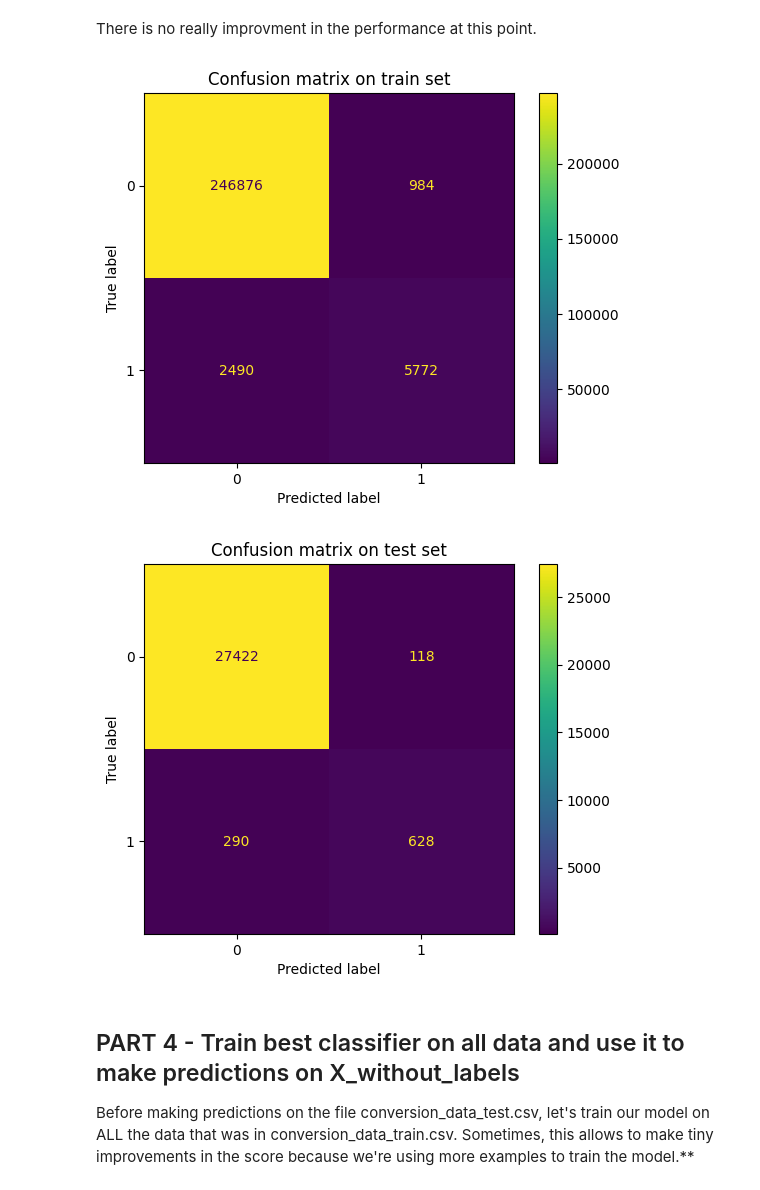
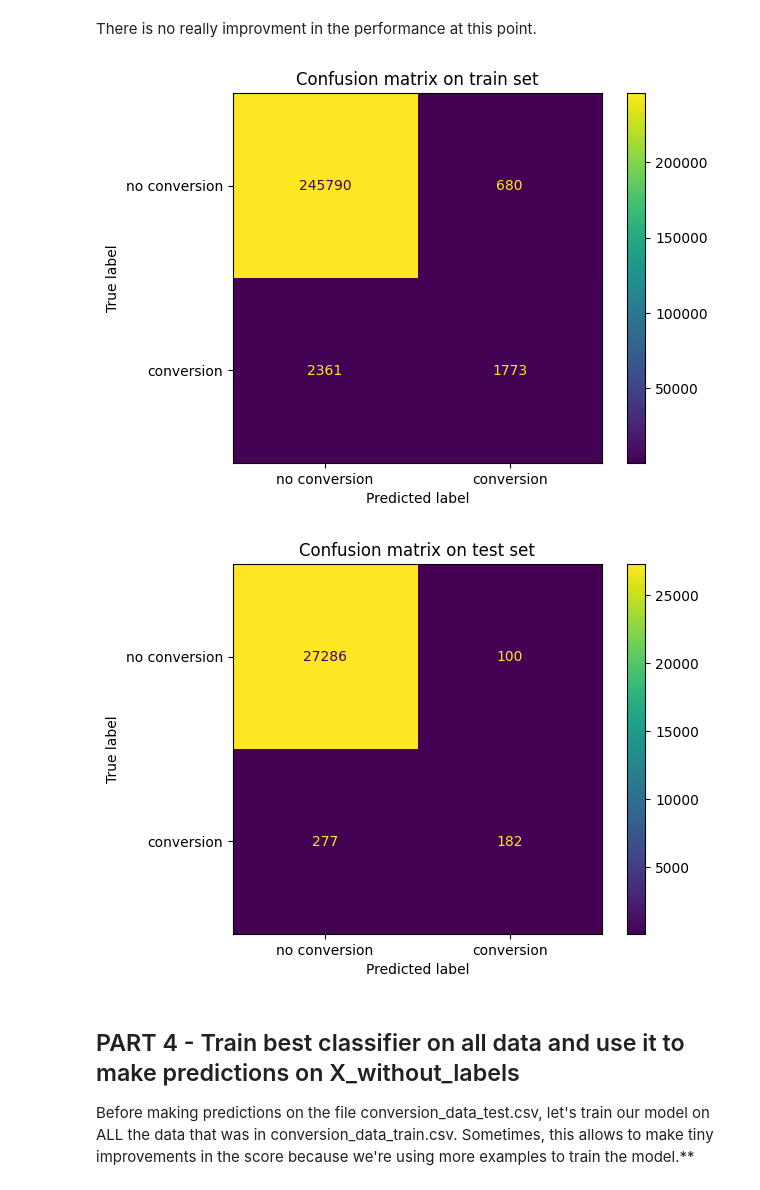
Before and after one commit to sdupland/bloc3_donn-es_structur-es, a Jupyter notebook: projet conversion rate challenge/Conversion_rate_challenge_sndd.ipynb, the cells around one changed output. Cells and saved outputs as stored; diff of their text form; code cells hidden in the pictures.

```diff
--- a/projet conversion rate challenge/Conversion_rate_challenge_sndd.ipynb
+++ b/projet conversion rate challenge/Conversion_rate_challenge_sndd.ipynb
@@ -389,0 +471,41 @@ The performance of the model is significantly less good with only one feature.
+# %%
+# our analysis of the variables showed that correlations between explanatory variables and the target variable were very light,
+# a part from the "total_pages_visited" used in the baseline model with one feature
+# we propose so to try a logisistic regression with only one variable, the main one ("total_pages_visited")
+
+# data selection
+target_variable = "converted"
+X = data_clean.iloc[:,:-1]
+Y = data_clean.loc[:, target_variable]
+
+# Divide dataset Train set & Test set
+X_train, X_test, Y_train, Y_test = train_test_split(X, Y, test_size=0.1, random_state=0, stratify=Y)
+
+# preprocessing
+# set preprocessing for categorical features
+cat_features = ["country", "new_user","source"]
+cat_transformer = OneHotEncoder(drop="first")
+# set preprocessing for numerical features
+num_features = ["age","total_pages_visited"]
+num_transformer = StandardScaler()
+# combine the two kinds of preprocessing
+preprocessor = ColumnTransformer(transformers=[
+    ("num", num_transformer,num_features),
+    ("cat", cat_transformer, cat_features)
+])
+
+# apply preprocessing to features
+X_train = preprocessor.fit_transform(X_train)
+X_test = preprocessor.fit_transform(X_test)
+
+# Train model
+classifier_clean = LogisticRegression(max_iter=1000)
+classifier_clean.fit(X_train, Y_train)
+
+# Predictions
+Y_train_pred = classifier_clean.predict(X_train)
+Y_test_pred = classifier_clean.predict(X_test)
+
+# Performance assessment
+print("f1-score on train set : ", f1_score(Y_train, Y_train_pred).round(4))
+print("f1-score on test set : ", f1_score(Y_test, Y_test_pred).round(4))
@@ -446,17 +582,17 @@ There is no really improvment in the performance at this point.
 # %%
 # We also check performance through the Confusion matrix
 _,ax = plt.subplots()
 ax.set(title="Confusion matrix on train set")
-ConfusionMatrixDisplay.from_estimator(grid, X_train, Y_train, ax=ax)
+ConfusionMatrixDisplay.from_estimator(grid_random, X_train, Y_train, ax=ax, display_labels=["no conversion","conversion"])
 plt.show()
 
 _,ax = plt.subplots()
 ax.set(title="Confusion matrix on test set")
-ConfusionMatrixDisplay.from_estimator(grid, X_test, Y_test, ax=ax)
+ConfusionMatrixDisplay.from_estimator(grid_random, X_test, Y_test, ax=ax, display_labels=["no conversion","conversion"])
 plt.show()
 # %% [output]
-[figure, old version]
+[figure, new version]
-[figure, old version]
+[figure, new version]
 # %% [markdown]
 ## PART 4 - Train best classifier on all data and use it to make predictions on X_without_labels
 Before making predictions on the file conversion_data_test.csv, let's train our model on ALL the data that was in conversion_data_train.csv. Sometimes, this allows to make tiny improvements in the score because we're using more examples to train the model.**
```
Also changed, not shown: parts of 69 cells of this notebook, 1 other file.
